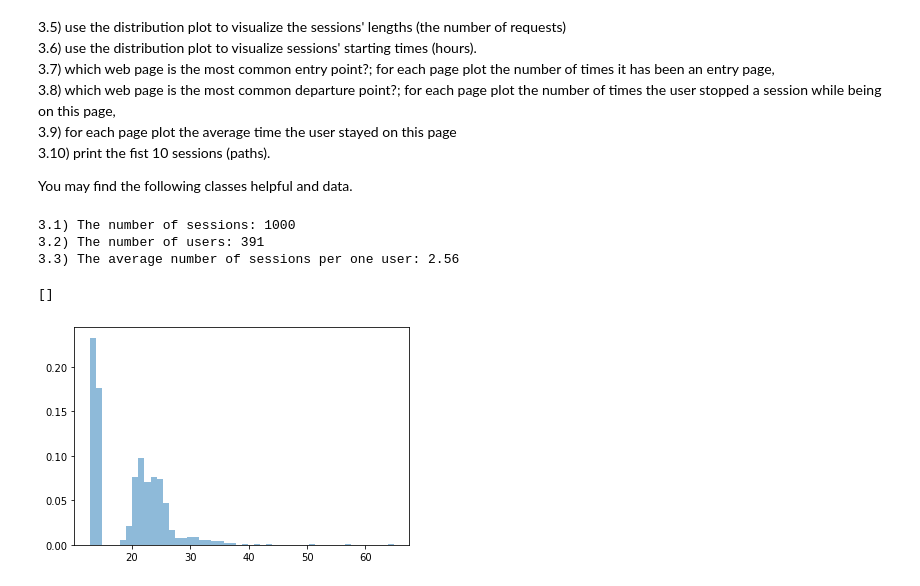
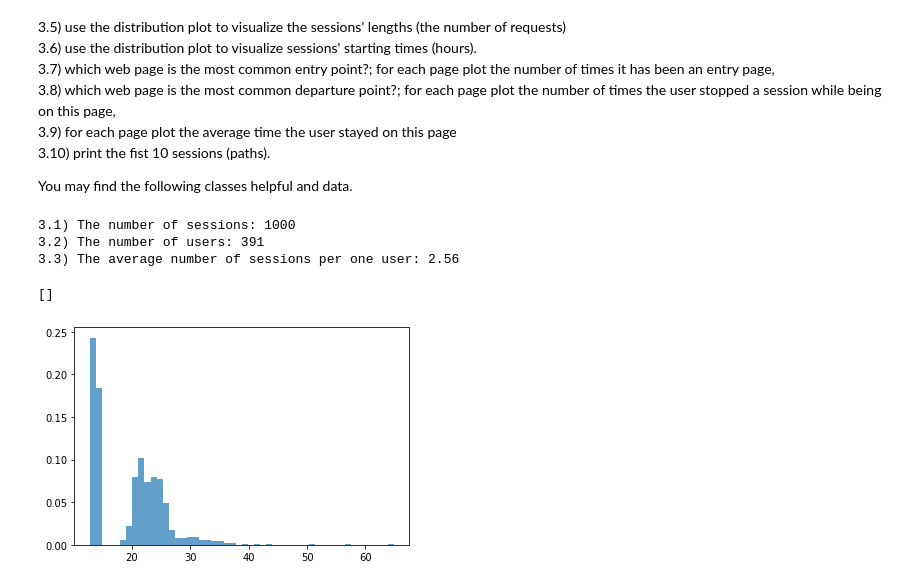
Before and after one commit to feliksczart/zasoby_informacyjne, a Jupyter notebook: Lab9/Lab9_Logs.ipynb, the cells around one changed output. Saved outputs shown, nothing was run; the diff lists cells and outputs as text; code cells hidden in the pictures.

```diff
--- a/Lab9/Lab9_Logs.ipynb
+++ b/Lab9/Lab9_Logs.ipynb
@@ -133,32 +133,33 @@ for i in users.keys():
             k = users[i][c]
         except:
             sessions.append(Session(startTime,j.time,requests,threshold))
         else:
             if k.time - j.time >= threshold:
                 sessions.append(Session(startTime,j.time,requests,threshold))
                 startTime = k.time
                 requests = []
 
         c += 1
 
     # sessions.append(Session(startTime,j.time,requests,threshold))
     startTime = -1
     requests = []
 
 print("3.1) The number of sessions: " + str(len(sessions)))
 print("3.2) The number of users: " + str(len(users.keys())))
 print("3.3) The average number of sessions per one user: " + str(round(len(sessions)/len(users.keys()),2)))
 
 # plot distribution
-count, bins, ignored = plt.hist([i.sessionLen for i in sessions], 50, alpha=0.5, density=True)
+weights = np.ones_like(sessions)/float(len(sessions))
+count, bins, ignored = plt.hist([i.sessionLen for i in sessions], 50, alpha=0.7, weights=weights)
 plt.plot()
 
 # x_axis = np.arange(len(pages))
 # plt.bar(x_axis, data, align='center', alpha=0.5)
 # plt.xticks(y_pos, pages, rotation=90)
 # %% [output]
 3.1) The number of sessions: 1000
 3.2) The number of users: 391
 3.3) The average number of sessions per one user: 2.56
 []
-[figure, old version]
+[figure, new version]
```
Also changed, not shown: parts of 1 cell of this notebook.
